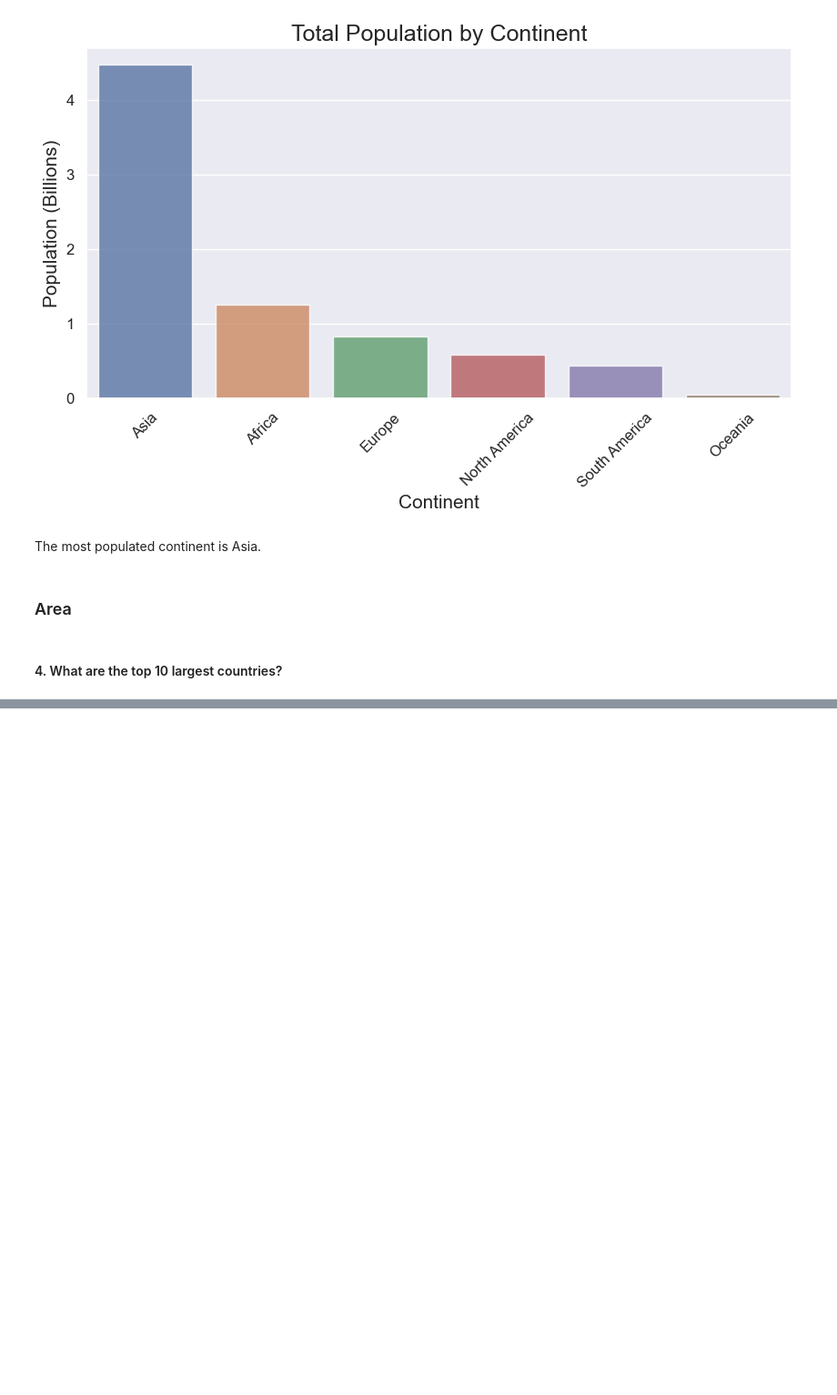
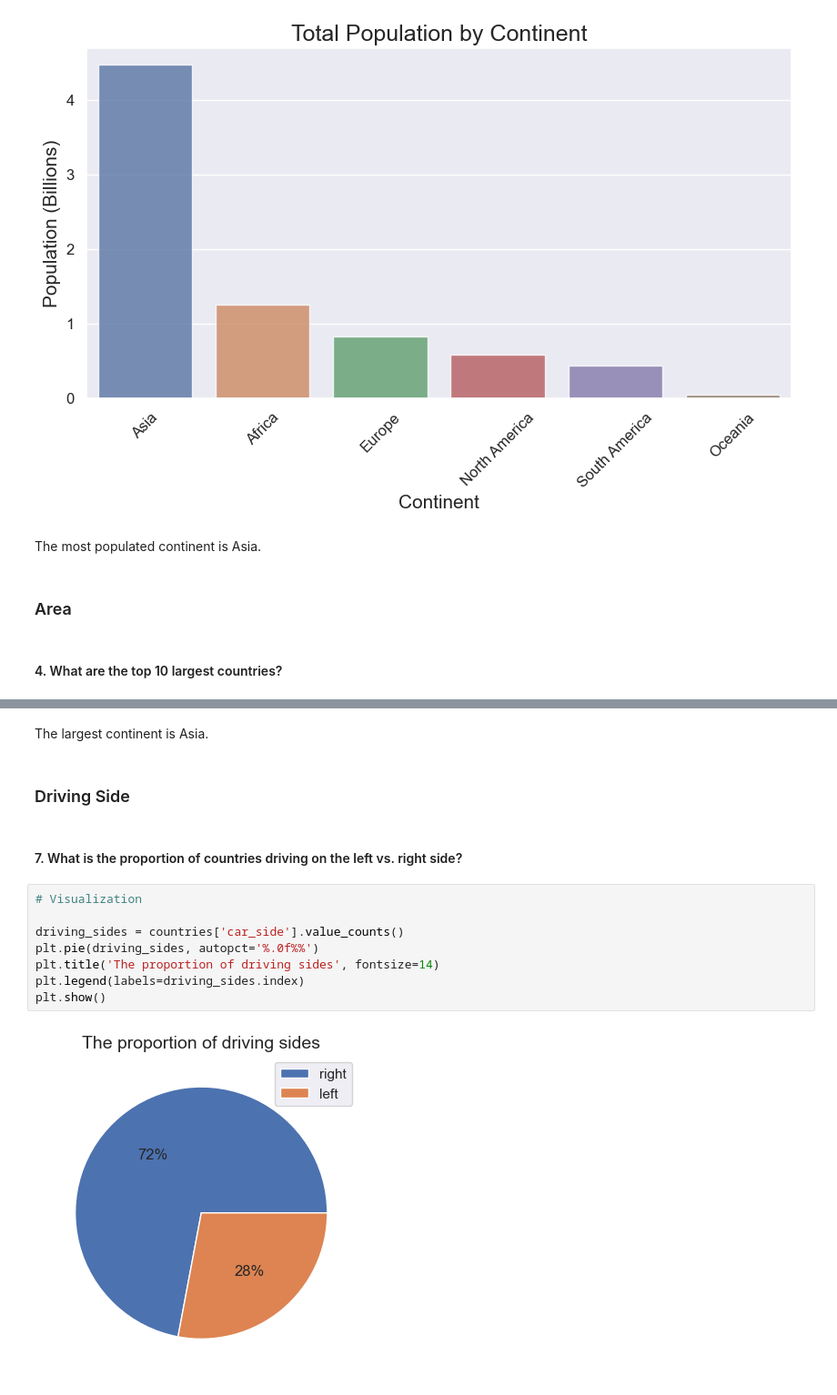
Before and after one commit to nadpierre/countries-eda-project, a Jupyter notebook: Country Analysis.ipynb, the cells around one changed output, grey strips where cells are left out. Shown: that part at 91% size. Drawn from its saved outputs; the diff is of its cells as text; blank space fills up the shorter version.

```diff
--- a/Country Analysis.ipynb
+++ b/Country Analysis.ipynb
@@ -439,0 +534,16 @@ The most populated continent is Asia.
+# %% [markdown]
+The largest continent is Asia.
+# %% [markdown]
+### Driving Side
+# %% [markdown]
+#### 7. What is the proportion of countries driving on the left vs. right side?
+# %%
+# Visualization
+
+driving_sides = countries['car_side'].value_counts()
+plt.pie(driving_sides, autopct='%.0f%%')
+plt.title('The proportion of driving sides', fontsize=14)
+plt.legend(labels=driving_sides.index)
+plt.show()
+# %% [output]
+[figure, added]
```
Also changed, not shown: parts of 10 cells of this notebook.
